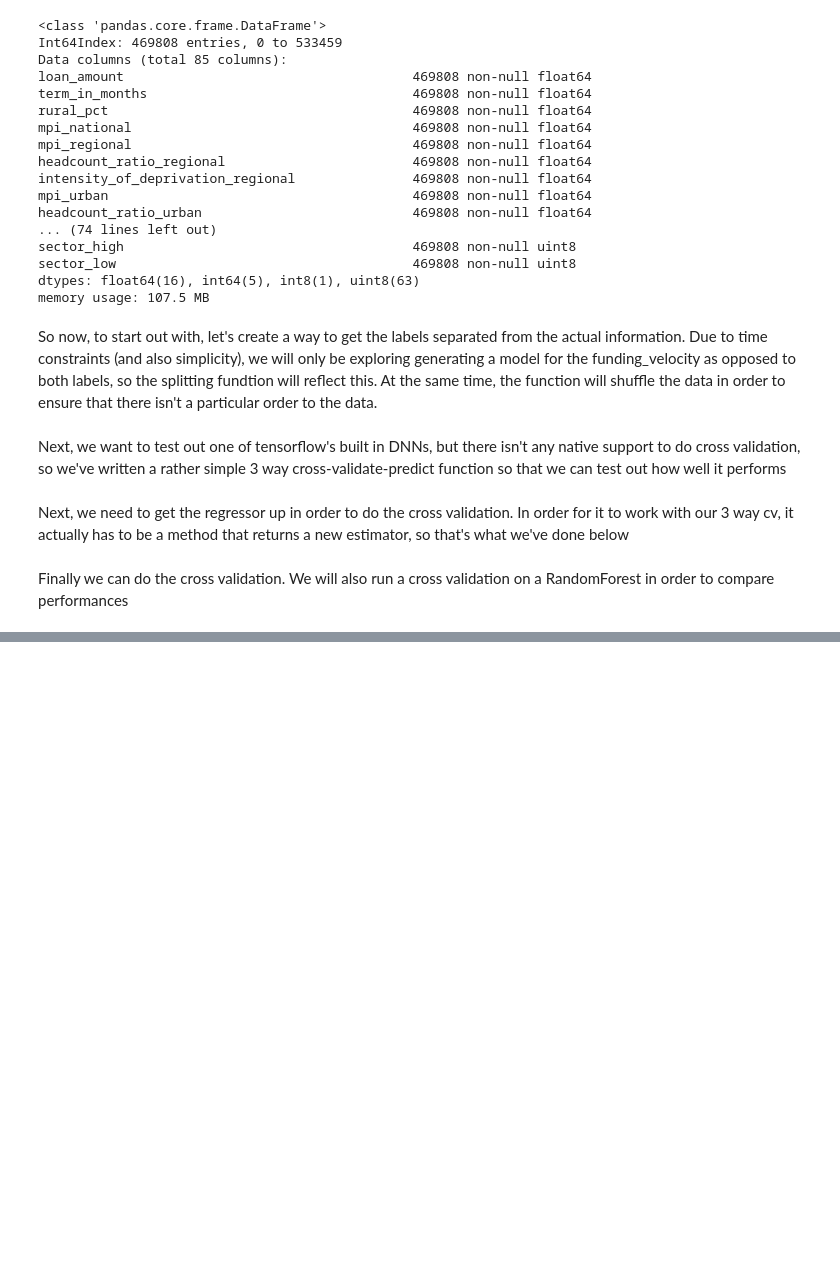
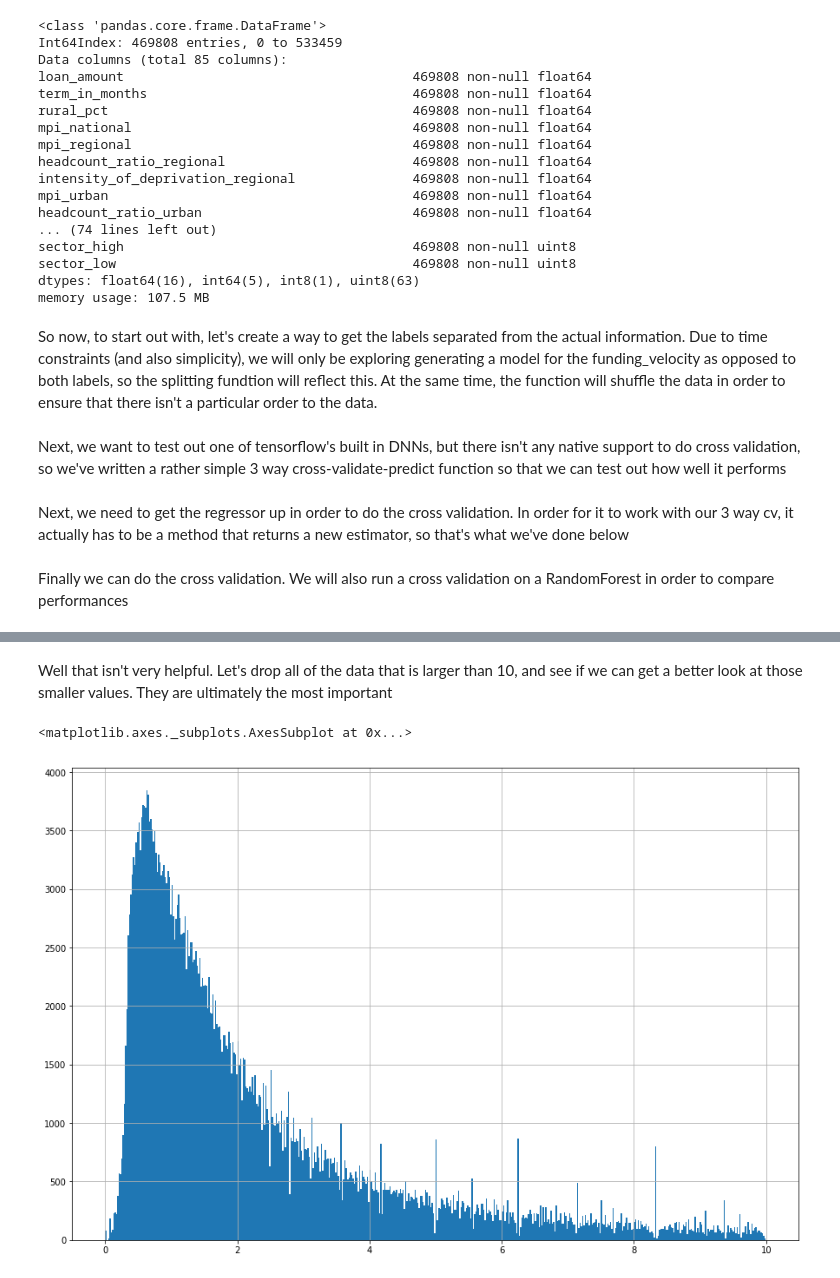
Before and after one commit to JCRaymond/ITCS_4156_FInal, a Jupyter notebook: Final Project.ipynb, the cells around one changed output, grey strips where cells are left out. Cells and saved outputs as stored; diff of their text form; code cells hidden in the pictures; blank space fills up the shorter version.

```diff
--- a/Final Project.ipynb
+++ b/Final Project.ipynb
@@ -3459,0 +3396,7 @@ avg / total       0.96      0.96      0.96    469808
+# %% [markdown]
+Well that isn't very helpful. Let's drop all of the data that is larger than 10, and see if we can get a better look at those smaller values. They are ultimately the most important
+# %%
+yi[yi < 10].hist(bins=500, figsize=(15, 10))
+# %% [output]
+<matplotlib.axes._subplots.AxesSubplot at 0x...>
+[figure, added]
```
Also changed, not shown: parts of 91 cells of this notebook.
